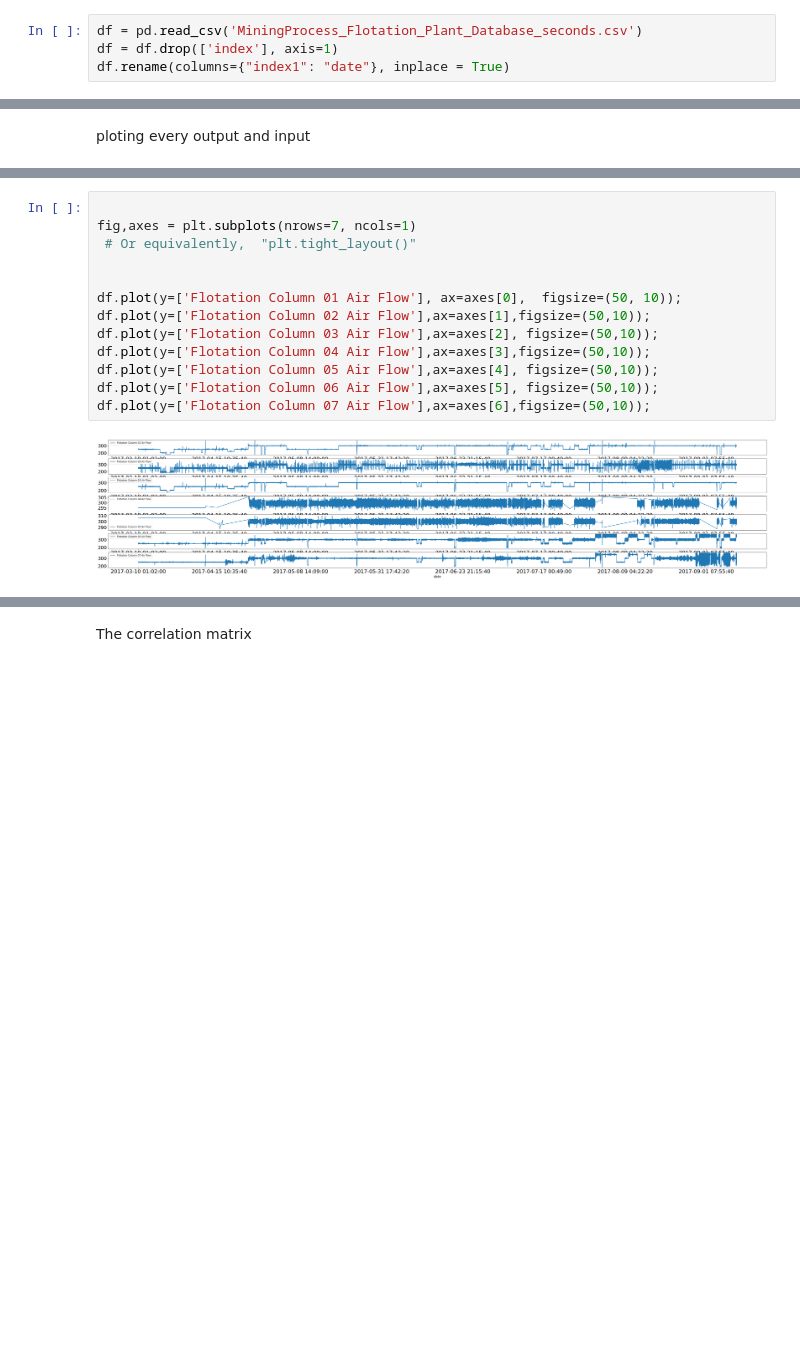
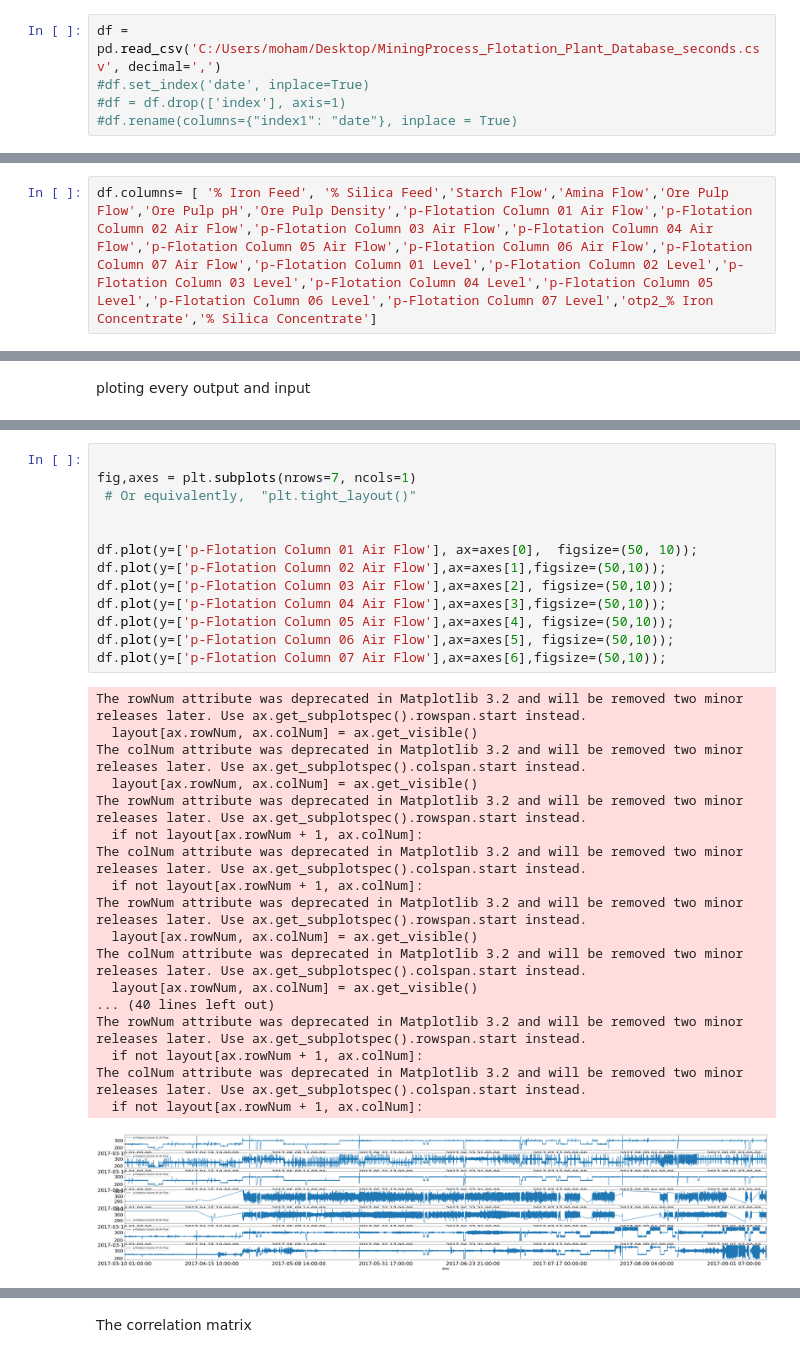
Before and after one commit to Achrafnia/Quality-prediction-in-a-mining-process, a Jupyter notebook: Predictions for the 20 seconds dataset.ipynb, the cells around one changed output, grey strips where cells are left out. Drawn from its saved outputs; the diff is of its cells as text; blank space fills up the shorter version.

```diff
--- a/Predictions for the 20 seconds dataset.ipynb
+++ b/Predictions for the 20 seconds dataset.ipynb
@@ -14,8 +14,9 @@ matplotlib.rcParams['text.color'] = 'k'
 # %% [markdown]
 using the date as an index
 # %%
-df = pd.read_csv('MiningProcess_Flotation_Plant_Database_seconds.csv')
-df = df.drop(['index'], axis=1)
-df.rename(columns={"index1": "date"}, inplace = True)
+df = pd.read_csv('C:/Users/moham/Desktop/MiningProcess_Flotation_Plant_Database_seconds.csv', decimal=',')
+#df.set_index('date', inplace=True)
+#df = df.drop(['index'], axis=1)
+#df.rename(columns={"index1": "date"}, inplace = True)
 # %%
 df.set_index('date', inplace=True)
@@ -22,3 +27,5 @@ df.set_index('date', inplace=True)
+# %%
+df.columns= [ '% Iron Feed', '% Silica Feed','Starch Flow','Amina Flow','Ore Pulp Flow','Ore Pulp pH','Ore Pulp Density','p-Flotation Column 01 Air Flow','p-Flotation Column 02 Air Flow','p-Flotation Column 03 Air Flow','p-Flotation Column 04 Air Flow','p-Flotation Column 05 Air Flow','p-Flotation Column 06 Air Flow','p-Flotation Column 07 Air Flow','p-Flotation Column 01 Level','p-Flotation Column 02 Level','p-Flotation Column 03 Level','p-Flotation Column 04 Level','p-Flotation Column 05 Level','p-Flotation Column 06 Level','p-Flotation Column 07 Level','otp2_% Iron Concentrate','% Silica Concentrate']
 # %%
 df.head()
 # %% [output]
@@ -77,18 +84,35 @@ Text(0, 0.5, 'Ore Pulp Density')
 # %%
 
 fig,axes = plt.subplots(nrows=7, ncols=1)
  # Or equivalently,  "plt.tight_layout()"
 
 
-df.plot(y=['Flotation Column 01 Air Flow'], ax=axes[0],  figsize=(50, 10));
-df.plot(y=['Flotation Column 02 Air Flow'],ax=axes[1],figsize=(50,10));
-df.plot(y=['Flotation Column 03 Air Flow'],ax=axes[2], figsize=(50,10));
-df.plot(y=['Flotation Column 04 Air Flow'],ax=axes[3],figsize=(50,10));
-df.plot(y=['Flotation Column 05 Air Flow'],ax=axes[4], figsize=(50,10));
-df.plot(y=['Flotation Column 06 Air Flow'],ax=axes[5], figsize=(50,10));
-df.plot(y=['Flotation Column 07 Air Flow'],ax=axes[6],figsize=(50,10));
+df.plot(y=['p-Flotation Column 01 Air Flow'], ax=axes[0],  figsize=(50, 10));
+df.plot(y=['p-Flotation Column 02 Air Flow'],ax=axes[1],figsize=(50,10));
+df.plot(y=['p-Flotation Column 03 Air Flow'],ax=axes[2], figsize=(50,10));
+df.plot(y=['p-Flotation Column 04 Air Flow'],ax=axes[3],figsize=(50,10));
+df.plot(y=['p-Flotation Column 05 Air Flow'],ax=axes[4], figsize=(50,10));
+df.plot(y=['p-Flotation Column 06 Air Flow'],ax=axes[5], figsize=(50,10));
+df.plot(y=['p-Flotation Column 07 Air Flow'],ax=axes[6],figsize=(50,10));
 # %% [output]
+The rowNum attribute was deprecated in Matplotlib 3.2 and will be removed two minor releases later. Use ax.get_subplotspec().rowspan.start instead.
+  layout[ax.rowNum, ax.colNum] = ax.get_visible()
+The colNum attribute was deprecated in Matplotlib 3.2 and will be removed two minor releases later. Use ax.get_subplotspec().colspan.start instead.
+  layout[ax.rowNum, ax.colNum] = ax.get_visible()
+The rowNum attribute was deprecated in Matplotlib 3.2 and will be removed two minor releases later. Use ax.get_subplotspec().rowspan.start instead.
+  if not layout[ax.rowNum + 1, ax.colNum]:
+The colNum attribute was deprecated in Matplotlib 3.2 and will be removed two minor releases later. Use ax.get_subplotspec().colspan.start instead.
+  if not layout[ax.rowNum + 1, ax.colNum]:
+The rowNum attribute was deprecated in Matplotlib 3.2 and will be removed two minor releases later. Use ax.get_subplotspec().rowspan.start instead.
+  layout[ax.rowNum, ax.colNum] = ax.get_visible()
+The colNum attribute was deprecated in Matplotlib 3.2 and will be removed two minor releases later. Use ax.get_subplotspec().colspan.start instead.
+  layout[ax.rowNum, ax.colNum] = ax.get_visible()
+... (40 lines left out)
+The rowNum attribute was deprecated in Matplotlib 3.2 and will be removed two minor releases later. Use ax.get_subplotspec().rowspan.start instead.
+  if not layout[ax.rowNum + 1, ax.colNum]:
+The colNum attribute was deprecated in Matplotlib 3.2 and will be removed two minor releases later. Use ax.get_subplotspec().colspan.start instead.
+  if not layout[ax.rowNum + 1, ax.colNum]:
-[figure, old version]
+[figure, new version]
 # %%
 fig, axes = plt.subplots(nrows=7, ncols=1)
  # Or equivalently,  "plt.tight_layout()"
```
Also changed, not shown: parts of 41 cells of this notebook.
